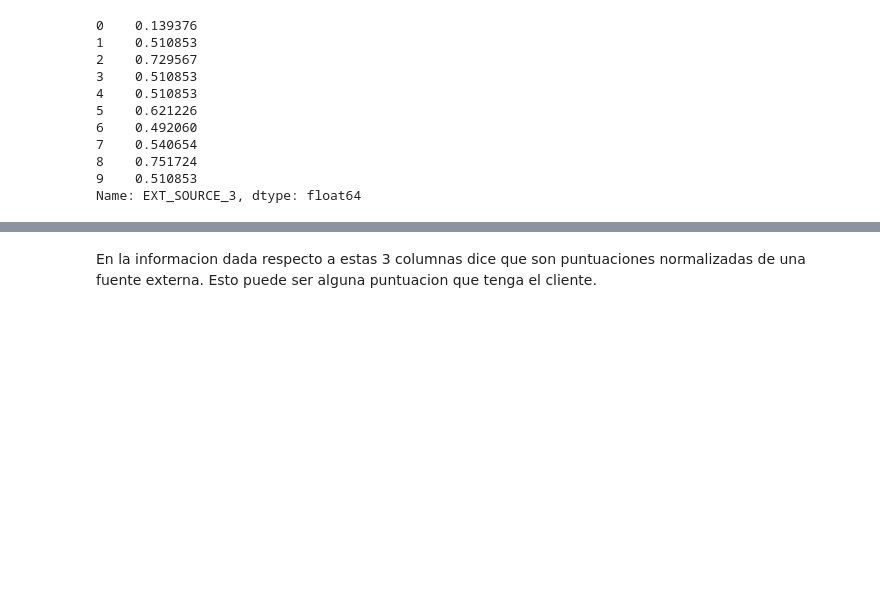
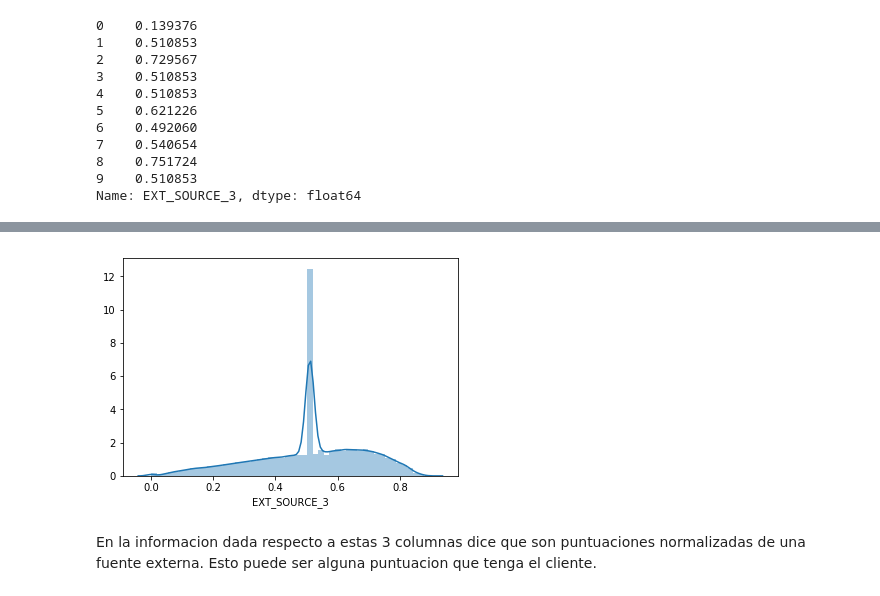
Before and after one commit to GeraldineE/kaggle_home_credit_default_risk, a Jupyter notebook: Kaggle_target_train_test.ipynb, the cells around one changed output, grey strips where cells are left out. Drawn from its saved outputs; the diff is of its cells as text; code cells hidden in the pictures; blank space fills up the shorter version.

```diff
--- a/Kaggle_target_train_test.ipynb
+++ b/Kaggle_target_train_test.ipynb
@@ -453,3 +473,8 @@ Name: EXT_SOURCE_3, dtype: float64
+# %%
+sb.distplot(data_train['EXT_SOURCE_3'])
+plt.show()
+# %% [output]
+[figure, added]
 # %% [markdown]
 En la informacion dada respecto a estas 3 columnas dice que son puntuaciones normalizadas de una fuente externa. Esto puede ser alguna puntuacion que tenga el cliente.
 # %%
```
Also changed, not shown: parts of 7 cells of this notebook.
